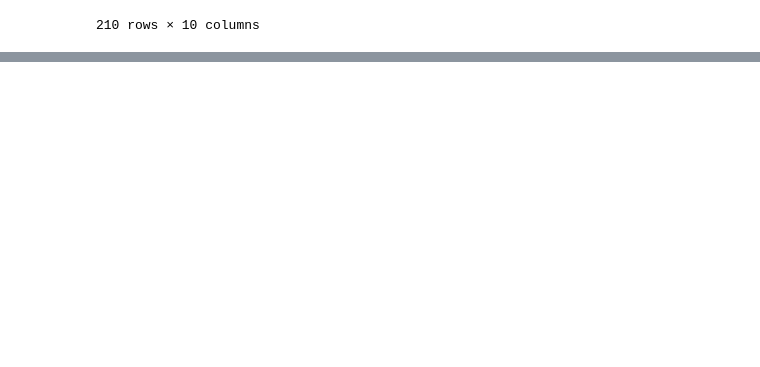
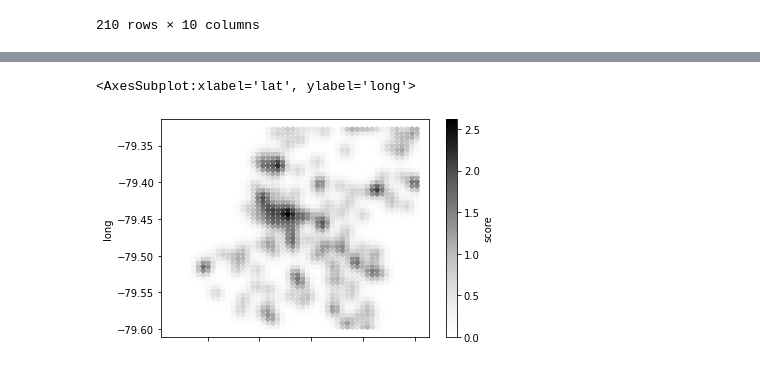
Before and after one commit to geotrieu/transit-ai, a Jupyter notebook: src/preprocessing.ipynb, the cells around one changed output, grey strips where cells are left out. Cells and saved outputs as stored; diff of their text form; code cells hidden in the pictures; blank space fills up the shorter version.

```diff
--- a/src/preprocessing.ipynb
+++ b/src/preprocessing.ipynb
@@ -60,0 +118,13 @@ zoning
+# %%
+coordinates = coordinates['geometry'].astype('str')
+coordinates = coordinates.apply(lambda x: ast.literal_eval(x))
+coordinates = coordinates.apply(pd.Series)
+# %%
+#these are not data frames but instead series
+#be careful when working with them
+
+Latitude = coordinates['coordinates'].apply(lambda x: x[1])
+Longitude = coordinates['coordinates'].apply(lambda x: x[0])
+# %%
+def getDistance(origin, stationCor):
+    return (geodesic(origin, stationCor).meters/1000)
@@ -60,0 +156,25 @@ zoning
+# %%
+import numpy as np
+
+upperLatBound = 43.806535
+bottomLatBound = 43.567208
+leftLongBound = -79.597003
+rightLongBound = -79.322181
+
+n = 50
+
+scores = pd.DataFrame(columns = ['lat', 'long', 'score'])
+
+for lat in np.arange(bottomLatBound, upperLatBound, (upperLatBound-bottomLatBound)/n):
+
+    for long in np.arange(leftLongBound, rightLongBound, (rightLongBound-leftLongBound)/n):
+
+        scores = scores.append({'lat' : lat, 'long' : long, 'score' : score(lat, long, 0.6, Latitude, Longitude)}, ignore_index = True)
+
+        # print(score(lat, long, 0.4, Latitude, Longitude))
+        # plot like this: lat - bottomLatBound,  long - leftLongBound
+# %%
+scores.plot.scatter(x="lat", y="long", c="score")
+# %% [output]
+<AxesSubplot:xlabel='lat', ylabel='long'>
+[figure, added]
```
Also changed, not shown: parts of 12 cells of this notebook.
